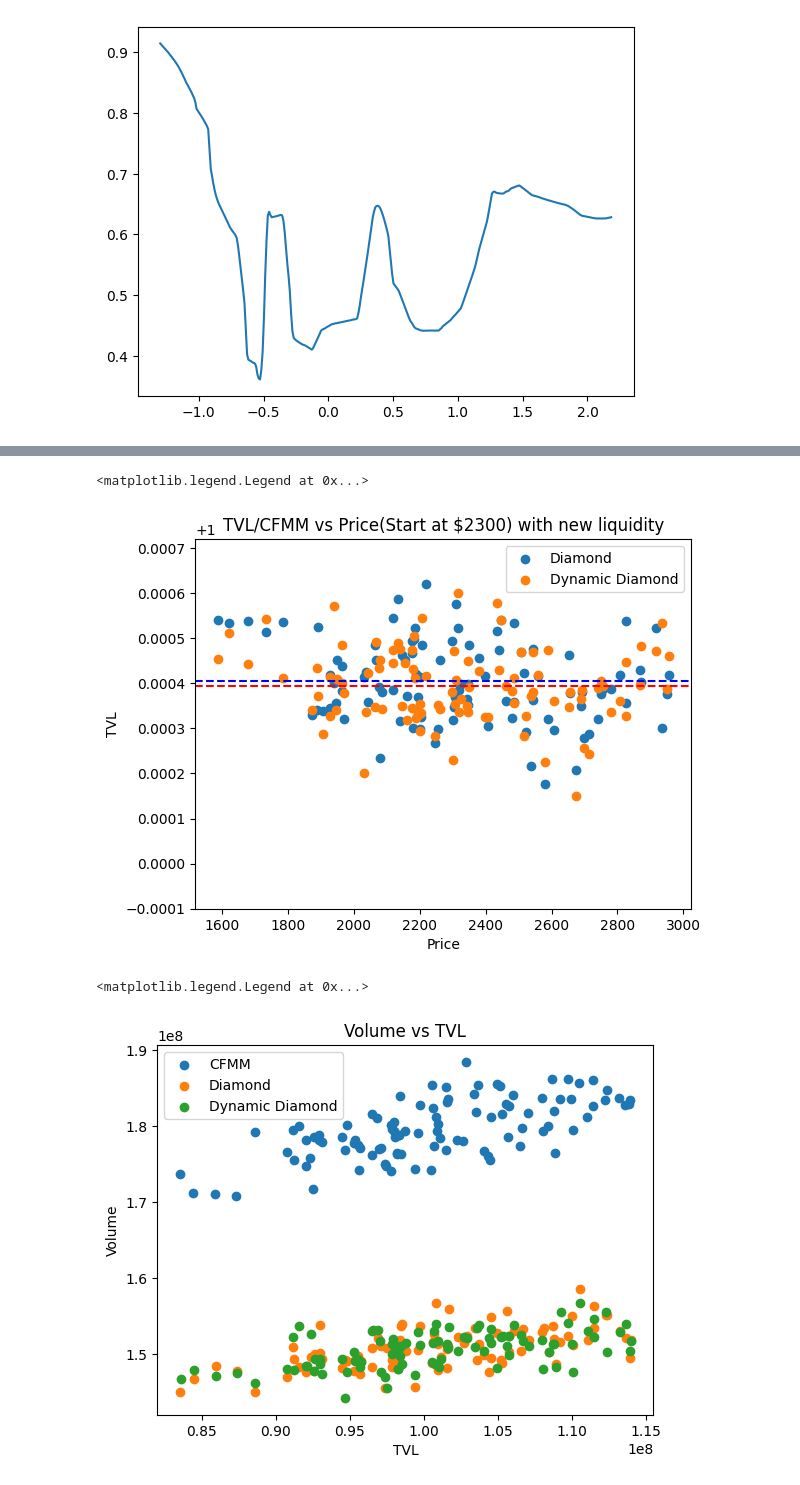
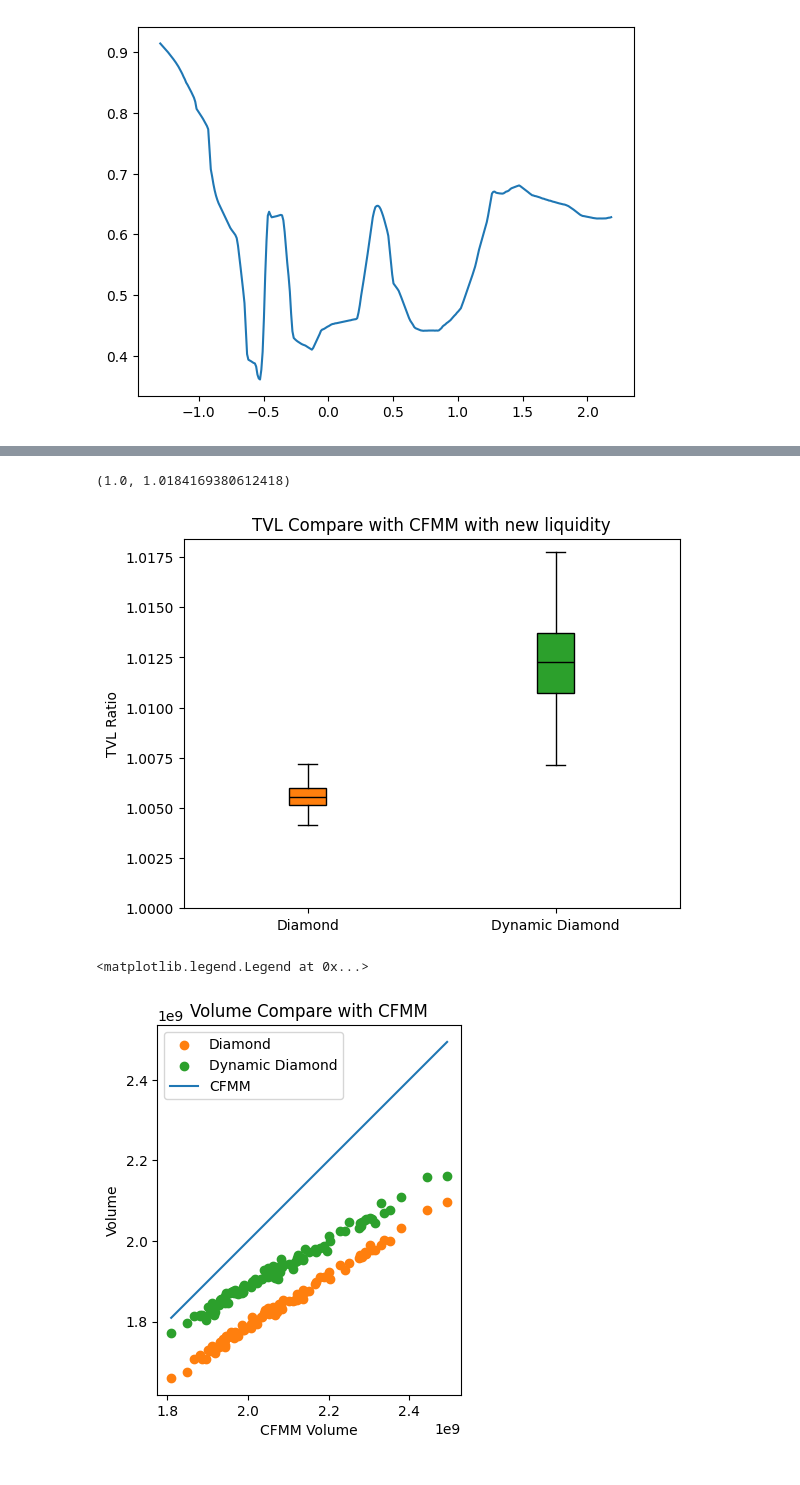
Before and after one commit to decipherhub/LVR-Diamond-DynamicBeta, a Jupyter notebook: simulation/analysis.ipynb, the cells around one changed output, grey strips where cells are left out. Saved outputs shown, nothing was run; the diff lists cells and outputs as text; code cells hidden in the pictures.

```diff
--- a/simulation/analysis.ipynb
+++ b/simulation/analysis.ipynb
@@ -182,38 +180,43 @@ plt.legend()
 # %%
 plt.figure()
-plt.title('TVL/CFMM vs Price(Start at $2300) with new liquidity')
-plt.xlabel('Price')
-plt.ylabel('TVL')
+plt.title('TVL Compare with CFMM with new liquidity')
+plt.ylabel('TVL Ratio')
 
-color = ['b' , 'r']
+color = ['C1' , 'C2']
 for i in range(1,num_pools):
     pool = i+1
     tvl = result_new_liquidity['TVL_'+str(pool)] / result_new_liquidity['TVL_1']
-    price = result_new_liquidity['Price']
-    plt.scatter(price, tvl, label=pool_names[i])
-    plt.axhline(y=tvl.mean(), color=color[i-1], linestyle='--')
+    index = [pool for _ in range(len(tvl))]
+    plt.boxplot(tvl, positions=[pool], showfliers=False, patch_artist=True, boxprops=dict(facecolor=color[i-1]), medianprops=dict(color='black'))
 
-plt.ylim(bottom=0.9999, top = max(result_new_liquidity['Best Pool TVL/CFMM'])*1.0001)
-
-plt.legend()
+plt.xticks([2,3], pool_names[1:])
+plt.xlim(1.5,3.5)
+plt.ylim(bottom=1.0)
 # %% [output]
-<matplotlib.legend.Legend at 0x...>
+(1.0, 1.0184169380612418)
-[figure, old version]
+[figure, new version]
 # %%
 plt.figure()
-plt.title('Volume vs TVL')
-plt.xlabel('TVL')
+plt.title('Volume Compare with CFMM')
 plt.ylabel('Volume')
+plt.xlabel('CFMM Volume')
 
-for i in range(num_pools):
+color = ['C1' , 'C2']
+
+for i in range(1,num_pools):
     pool = i+1
-    tvl = result['TVL_'+str(pool)]
     volume = result['Volume_'+str(pool)]
-    plt.scatter(tvl, volume, label=pool_names[i])
+    volume_cfmm = result['Volume_1']
+    plt.scatter(volume_cfmm, volume, label=pool_names[i], color=color[i-1])
+
+# Line x = y
+x = np.linspace(min(volume_cfmm), max(volume_cfmm), 100)
+plt.plot(x, x, 'r', label='CFMM', color='C0')
+plt.axis('scaled')
 
 plt.legend()
 # %% [output]
 <matplotlib.legend.Legend at 0x...>
-[figure, old version]
+[figure, new version]
 # %%
 plt.figure()
```
Also changed, not shown: parts of 18 cells of this notebook, 3 other files.
